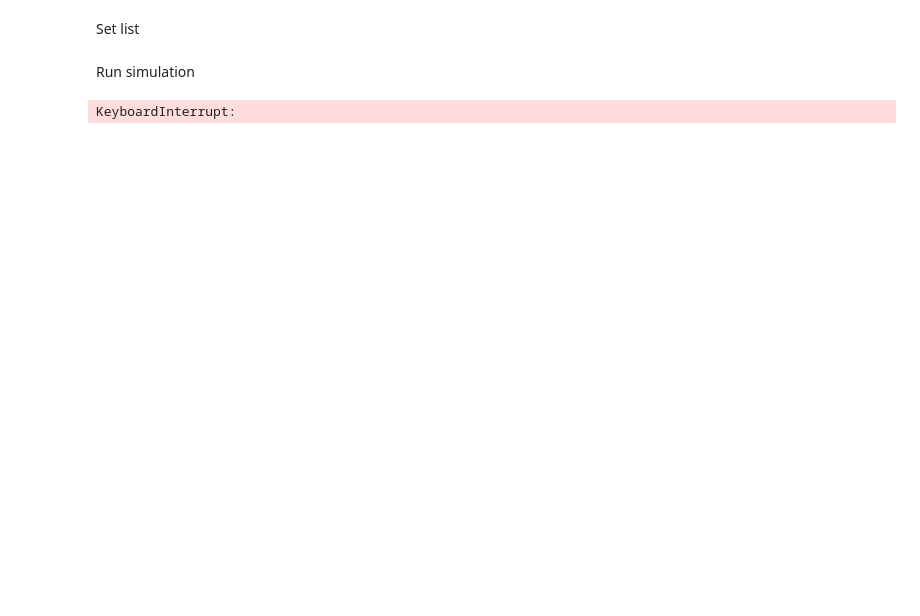
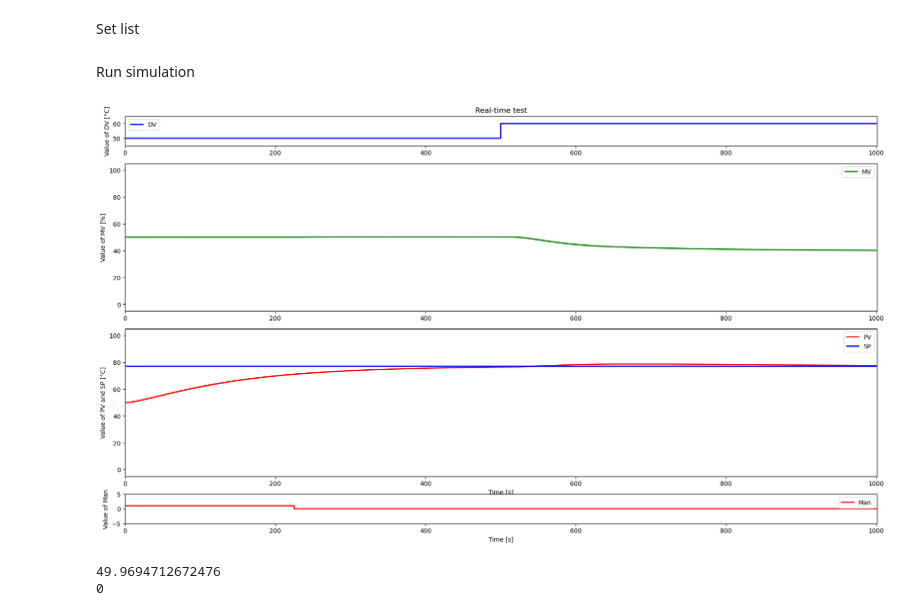
Before and after one commit to MSuiram/Labo_ControlTheory, a Jupyter notebook: Simulation_CLP_PID_FF.ipynb, the cells around one changed output. Cells and saved outputs as stored; diff of their text form; code cells hidden in the pictures; blank space fills up the shorter version.

```diff
--- a/Simulation_CLP_PID_FF.ipynb
+++ b/Simulation_CLP_PID_FF.ipynb
@@ -44,3 +48,9 @@ ax4.legend(loc='best')
+# %%
+Scenario = 4
+# 1 - NO FF and Man
+# 2 - FF and Man
+# 3 - NO FF and NO Man
+# 4 - FF and NO Man
 # %% [markdown]
 Set list
 # %%
@@ -118,45 +151,76 @@ for i in range(0,N):
     SelectPath_RT(MVManPath,t,MVMan)
 
     #MVFF
-    Delay_RT(DV-DV0*np.ones_like(DV),Thetad+Thetap,Ts,MVFFDelay)
-    LL_RT(MVFFDelay,Kp,Ts,T1p,T1d,MVFF_FLL)
-    LL_RT(MVFF_FLL,Kp,Ts,T2p,T2d,MVFF,0)
+    if FF == True:
+        Delay_RT(DV-DV0*np.ones_like(DV),max(0,Thetad-Thetap),Ts,MVFFDelay)
+        LL_RT(MVFFDelay,-Kd/Kp,Ts,T1p,T1d,MVFF_FLL)
+        LL_RT(MVFF_FLL,1,Ts,T2p,T2d,MVFF,0)
+    else:
+        SelectPath_RT(MVFFPath,t,MVFF)
 
     Kc, Ti, Td = IMC_TUNING(Kp,gamma,T1p,T2p)
 
-    PID_RT(SP,PV,Man,MVMan,MVFF,Kc,Ti,Td,alpha,Ts,MVMin,MVMax,MV,MVP,MVI,MVD,E,ManFF)
+    PID_RT(SP,PV,Man,MVMan,MVFF,Kc,Ti,Td,alpha,Ts,MVMin,MVMax,MV,MVP,MVI,MVD,E,ManFF,PV0)
 
     #P(s)
     Delay_RT(MV, Thetap, Ts, MVDelayp,MV0)
     FO_RT(MVDelayp, Kp, T1p, Ts, PV1p, 0)
     FO_RT(PV1p, 1, T2p, Ts, PV2p, 0)
 
     #D(s)
-    Delay_RT(DV - DV0*np.ones_like(DV),Thetad,Ts,MVDelayd)
+    Delay_RT(DV - DV0*np.ones_like(DV),Thetad,Ts,MVDelayd,DV0)
     FO_RT(MVDelayd, Kp, T1d, Ts, PV1d, 0)
     FO_RT(PV1d, 1, T2d, Ts, PV2d, 0)
 
-    PV.append(PV2p[-1] + PV2d[-1] + PV0-Kp*MV0)
+    PV.append(PV2p[-1] + PV2d[-1] + PV0 - Kp*MV0)
 
-    l1.set_data(t,SP)
+    if Graph_after == False:
+        print(PV[-1])
+        print(MV[-1])
+        print(SP[-1])
+
+        l1.set_data(t,DV)
+        l2.set_data(t,MV)
+        l3.set_data(t,PV)
+        l4.set_data(t,SP)
+        l5.set_data(t,Man)
+
+        clear_output(wait=True)
+
+        ax1.set_xlim(0, t[-1]+1)
+        ax2.set_xlim(0, t[-1]+1)
+        ax3.set_xlim(0, t[-1]+1)
+        ax4.set_xlim(0, t[-1]+1)
+
+        if i > 1:
+            ax1.set_ylim(myRound(np.min(DV),5)-5, myRound(np.max(DV),5)+5)
+            ax2.set_ylim(-5, 105)
+            ax3.set_ylim(-5, 105)
+            ax4.set_ylim(myRound(np.min(Man),5)-5, myRound(np.max(Man),5)+5)
+
+        display(fig)
+
+if Graph_after == True:
+    l1.set_data(t,DV)
     l2.set_data(t,MV)
     l3.set_data(t,PV)
     l4.set_data(t,SP)
     l5.set_data(t,Man)
-
-    clear_output(wait=True)
 
     ax1.set_xlim(0, t[-1]+1)
     ax2.set_xlim(0, t[-1]+1)
     ax3.set_xlim(0, t[-1]+1)
     ax4.set_xlim(0, t[-1]+1)
 
-    if i > 1:
-        ax1.set_ylim(myRound(np.min(SP),5)-5, myRound(np.max(SP),5)+5)
-        ax2.set_ylim(myRound(np.min(MV),5)-5, myRound(np.max(MV),5)+5)
-        ax3.set_ylim(0, myRound(np.max(SP),5)+5)
-        ax4.set_ylim(myRound(np.min(Man),5)-5, myRound(np.max(Man),5)+5)
+    ax1.set_ylim(myRound(np.min(DV),5)-5, myRound(np.max(DV),5)+5)
+    ax2.set_ylim(-5, 105)
+    ax3.set_ylim(-5, 105)
+    ax4.set_ylim(myRound(np.min(Man),5)-5, myRound(np.max(Man),5)+5)
 
     display(fig)
+    print(PV[0])
+    print(MVFF[500])
 # %% [output]
+[figure, added]
-KeyboardInterrupt:
+49.9694712672476
+0
```
Also changed, not shown: parts of 4 cells of this notebook.
